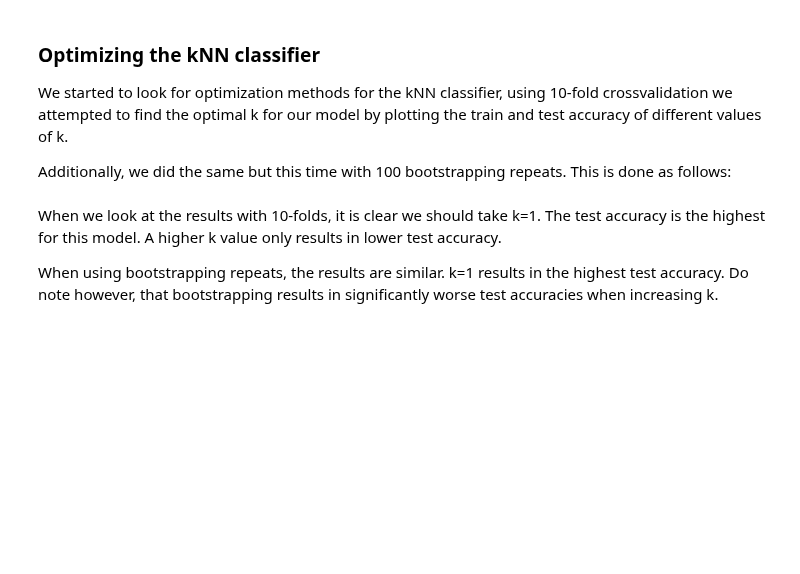
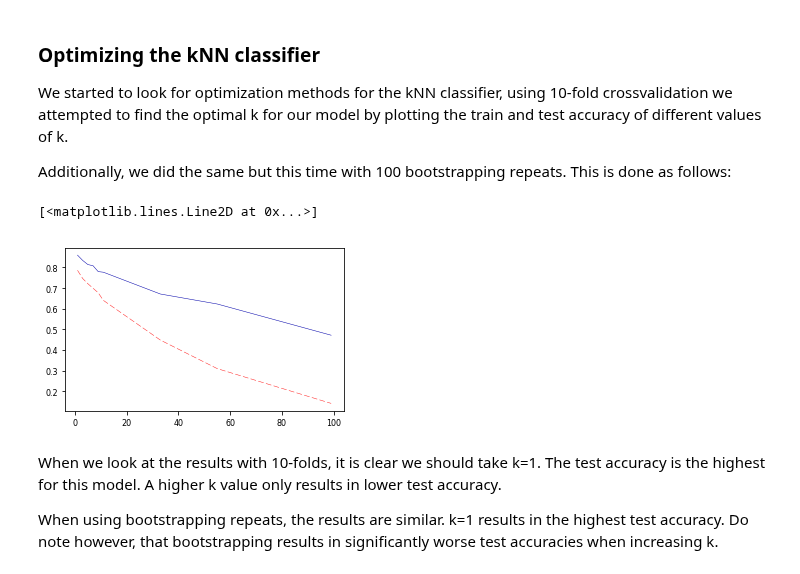
Before and after one commit to Zilarion/2IMW30-Assignment-1-2, a Jupyter notebook: a1/Assignment 1.ipynb, the cells around one changed output. Saved outputs shown, nothing was run; the diff lists cells and outputs as text; code cells hidden in the pictures; blank space fills up the shorter version.

```diff
--- a/a1/Assignment 1.ipynb
+++ b/a1/Assignment 1.ipynb
@@ -101,38 +101,41 @@ from sklearn.model_selection import cross_val_score
 from sklearn.model_selection import ShuffleSplit
 
 # -- Settings --
-percentage = 0.05                           # A multiplier which controls the percentage of data we use, set to 1 to run with all data
+percentage = 0.005                           # A multiplier which controls the percentage of data we use, set to 1 to run with all data
 
 # Build a list of the training and test scores for increasing amount of neighbors
 test_accuracy = []
 accuracy_bootstrap = []
 
 # Create k-fold and bootstrap
 kf = KFold(n_splits=10, shuffle=True, random_state=0)
 bootstrap = ShuffleSplit(test_size=.66, train_size=.34, n_splits=100)
 
 # reduce data set size by the given percentage
 x_data = X[:int(len(X)*percentage)];
 y_data = y[:int(len(y)*percentage)];
 
 # Set range of k values to be tested
 k = [1, 3, 5, 7, 9, 11, 33, 55, 99]
 
 # uses kf-old testing to find training and test accuracy for different amount of neighbors
 for n_neighbors in k:
     m = neighbors.KNeighborsClassifier(n_neighbors=n_neighbors)
 
     # Do a kfold test with this k
     results = cross_val_score(m, x_data, y_data, cv=kf)
     test_accuracy.append(results.mean())
 
     # Do a bootstrap test with this k
     results = cross_val_score(m, x_data, y_data, cv=bootstrap)
     accuracy_bootstrap.append(results.mean())
 
 # Plot the results
 plt.plot(k, test_accuracy, label="test accuracy")
 plt.plot(k, accuracy_bootstrap, label="bootstrap accuracy")
+# %% [output]
+[<matplotlib.lines.Line2D at 0x...>]
+[figure, added]
 # %% [markdown]
 When we look at the results with 10-folds, it is clear we should take k=1. The test accuracy is the highest for this model. A higher k value only results in lower test accuracy.
 
```
Also changed, not shown: parts of 3 cells of this notebook.
